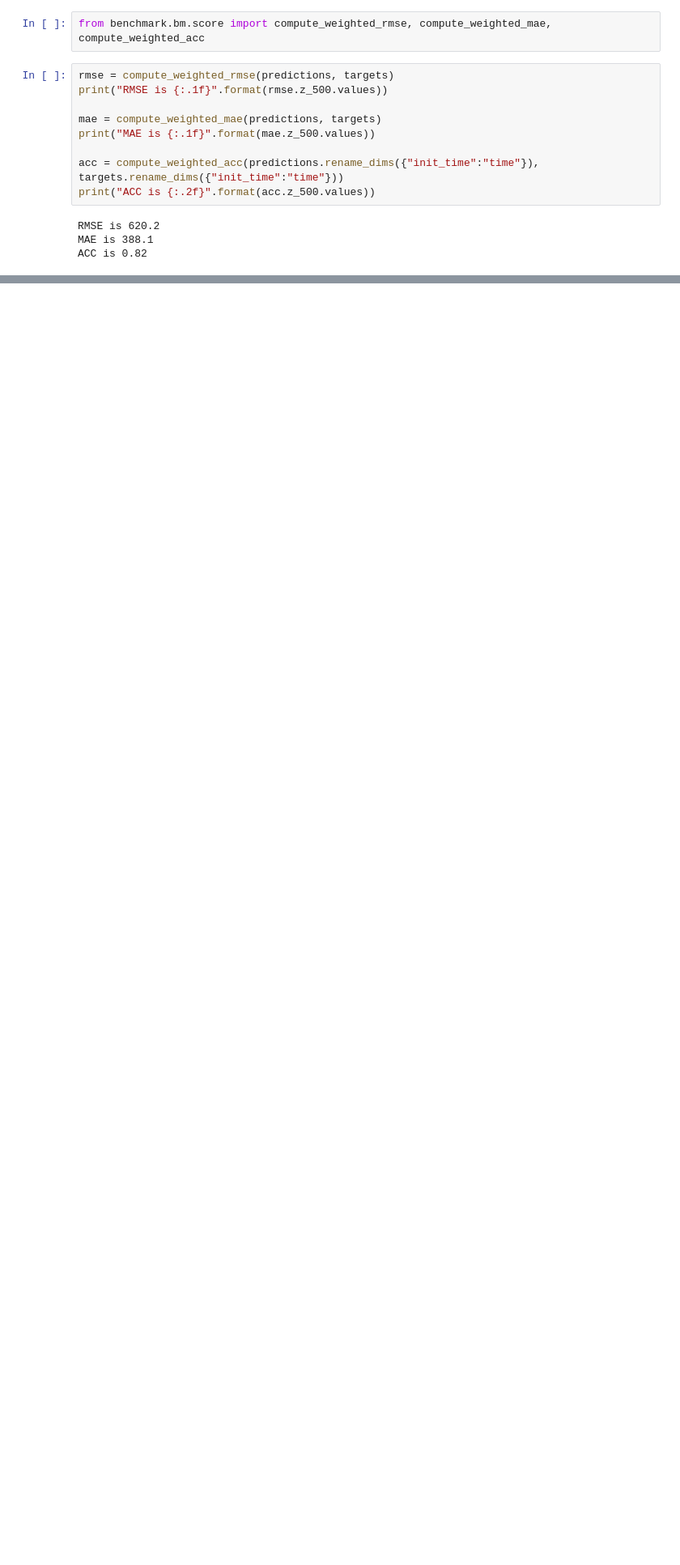
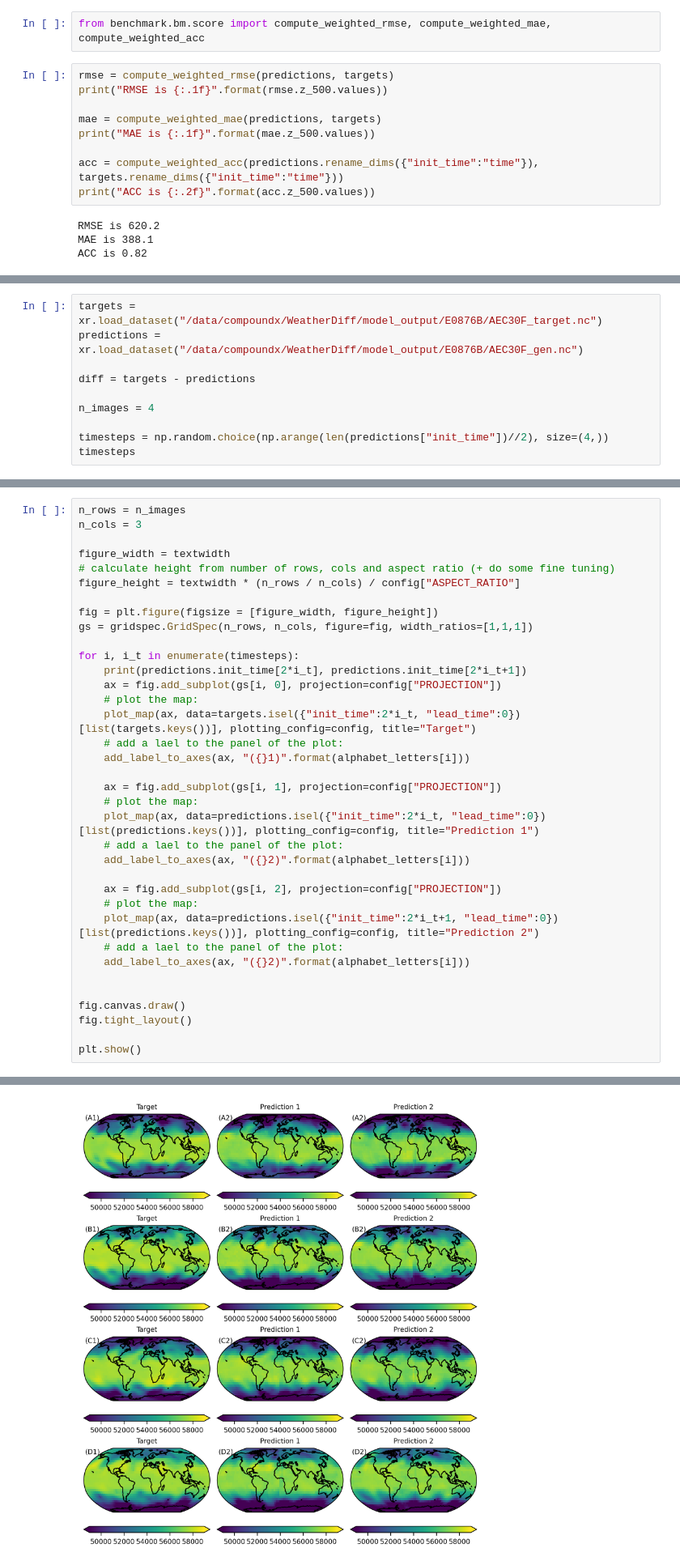
Before and after one commit to ECMWFCode4Earth/diffusion-models-for-weather-prediction, a Jupyter notebook: nb_test_predictions.ipynb, the cells around one changed output, grey strips where cells are left out. Shown at 81% size. Drawn from its saved outputs; the diff is of its cells as text; blank space fills up the shorter version.

Commit message:
get ensemble predictions working

```diff
--- a/nb_test_predictions.ipynb
+++ b/nb_test_predictions.ipynb
@@ -110,0 +113,10 @@ ACC is 0.82
+# %%
+targets = xr.load_dataset("/data/compoundx/WeatherDiff/model_output/E0876B/AEC30F_target.nc")
+predictions = xr.load_dataset("/data/compoundx/WeatherDiff/model_output/E0876B/AEC30F_gen.nc")
+
+diff = targets - predictions
+
+n_images = 4
+
+timesteps = np.random.choice(np.arange(len(predictions["init_time"])//2), size=(4,))
+timesteps
@@ -110,0 +125,37 @@ ACC is 0.82
+# %%
+n_rows = n_images
+n_cols = 3
+
+figure_width = textwidth
+# calculate height from number of rows, cols and aspect ratio (+ do some fine tuning)
+figure_height = textwidth * (n_rows / n_cols) / config["ASPECT_RATIO"]
+
+fig = plt.figure(figsize = [figure_width, figure_height])
+gs = gridspec.GridSpec(n_rows, n_cols, figure=fig, width_ratios=[1,1,1])
+
+for i, i_t in enumerate(timesteps):
+    print(predictions.init_time[2*i_t], predictions.init_time[2*i_t+1])
+    ax = fig.add_subplot(gs[i, 0], projection=config["PROJECTION"])
+    # plot the map:
+    plot_map(ax, data=targets.isel({"init_time":2*i_t, "lead_time":0})[list(targets.keys())], plotting_config=config, title="Target")
+    # add a lael to the panel of the plot:
+    add_label_to_axes(ax, "({}1)".format(alphabet_letters[i]))
+
+    ax = fig.add_subplot(gs[i, 1], projection=config["PROJECTION"])
+    # plot the map:
+    plot_map(ax, data=predictions.isel({"init_time":2*i_t, "lead_time":0})[list(predictions.keys())], plotting_config=config, title="Prediction 1")
+    # add a lael to the panel of the plot:
+    add_label_to_axes(ax, "({}2)".format(alphabet_letters[i]))
+
+    ax = fig.add_subplot(gs[i, 2], projection=config["PROJECTION"])
+    # plot the map:
+    plot_map(ax, data=predictions.isel({"init_time":2*i_t+1, "lead_time":0})[list(predictions.keys())], plotting_config=config, title="Prediction 2")
+    # add a lael to the panel of the plot:
+    add_label_to_axes(ax, "({}2)".format(alphabet_letters[i]))
+
+
+fig.canvas.draw()
+fig.tight_layout()
+
+plt.show()
+# %% [output]
@@ -110,0 +179 @@ ACC is 0.82
+[figure, added]
```
Also changed, not shown: parts of 4 cells of this notebook, 3 other files.
